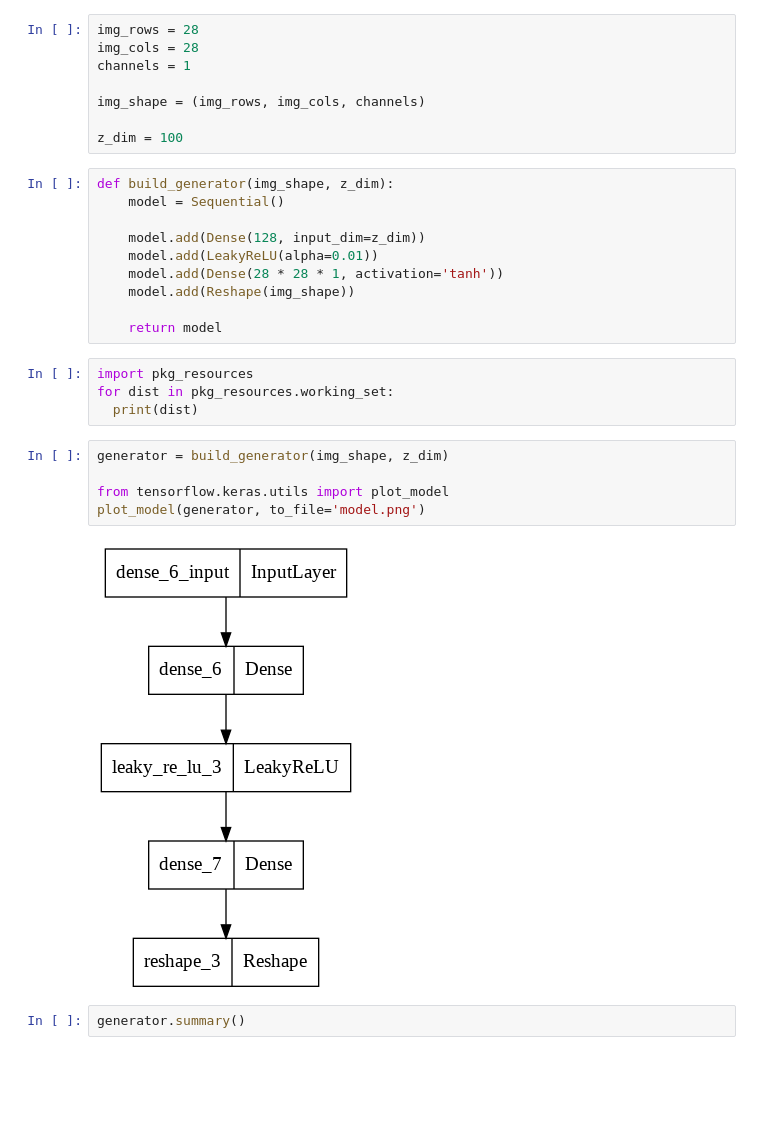
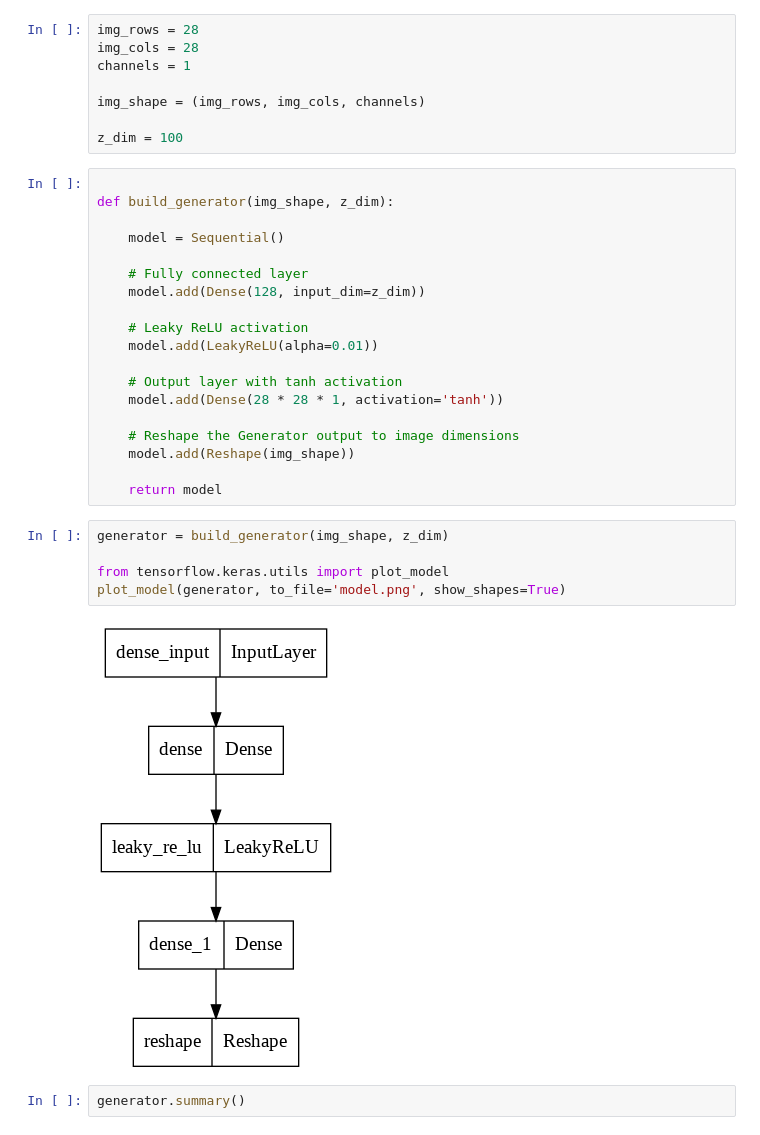
Before and after one commit to miokobayashii/summerschool2022, a Jupyter notebook: day01/HandWrittenDigits.ipynb, the cells around one changed output. Cells and saved outputs as stored; diff of their text form; blank space fills up the shorter version.

```diff
--- a/day01/HandWrittenDigits.ipynb
+++ b/day01/HandWrittenDigits.ipynb
@@ -32,26 +33,31 @@ img_shape = (img_rows, img_cols, channels)
 
 z_dim = 100
 # %%
+
 def build_generator(img_shape, z_dim):
+
     model = Sequential()
 
+    # Fully connected layer
     model.add(Dense(128, input_dim=z_dim))
+
+    # Leaky ReLU activation
     model.add(LeakyReLU(alpha=0.01))
+
+    # Output layer with tanh activation
     model.add(Dense(28 * 28 * 1, activation='tanh'))
+
+    # Reshape the Generator output to image dimensions
     model.add(Reshape(img_shape))
 
     return model
-# %%
-import pkg_resources
-for dist in pkg_resources.working_set:
-  print(dist)
 # %%
 generator = build_generator(img_shape, z_dim)
 
 from tensorflow.keras.utils import plot_model
-plot_model(generator, to_file='model.png')
+plot_model(generator, to_file='model.png', show_shapes=True)
 # %% [output]
-[figure, old version]
+[figure, new version]
 # %%
 generator.summary()
 # %% [output]
```
Also changed, not shown: parts of 10 cells of this notebook, 6 other files.
